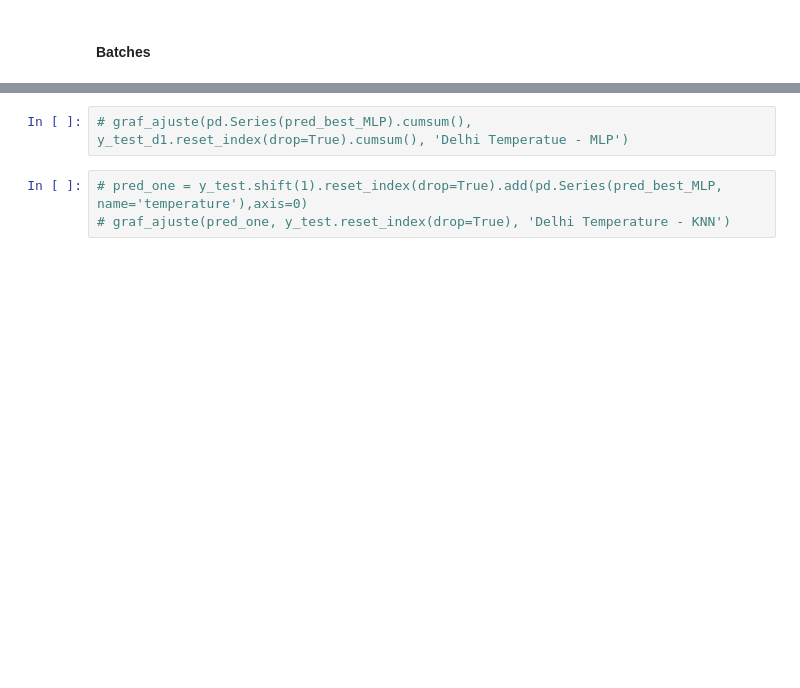
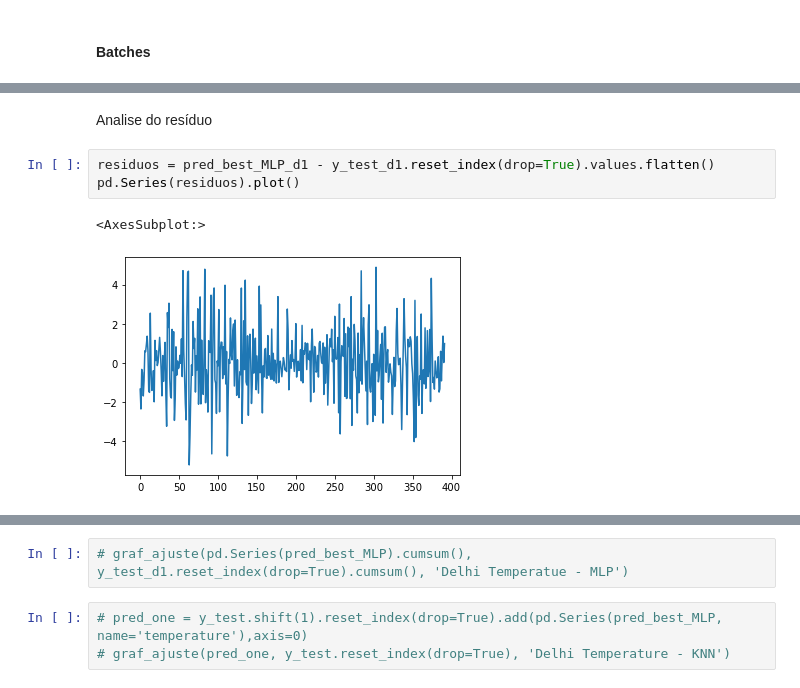
Before and after one commit to lucascouri2/residencia-st, a Jupyter notebook: Relatorio.ipynb, the cells around one changed output, grey strips where cells are left out. Cells and saved outputs as stored; diff of their text form; blank space fills up the shorter version.

```diff
--- a/Relatorio.ipynb
+++ b/Relatorio.ipynb
@@ -671,0 +838,8 @@ plot_acf(residuos)
+# %% [markdown]
+Analise do resíduo
+# %%
+residuos = pred_best_MLP_d1 - y_test_d1.reset_index(drop=True).values.flatten()
+pd.Series(residuos).plot()
+# %% [output]
+<AxesSubplot:>
+[figure, added]
```
Also changed, not shown: parts of 46 cells of this notebook.
